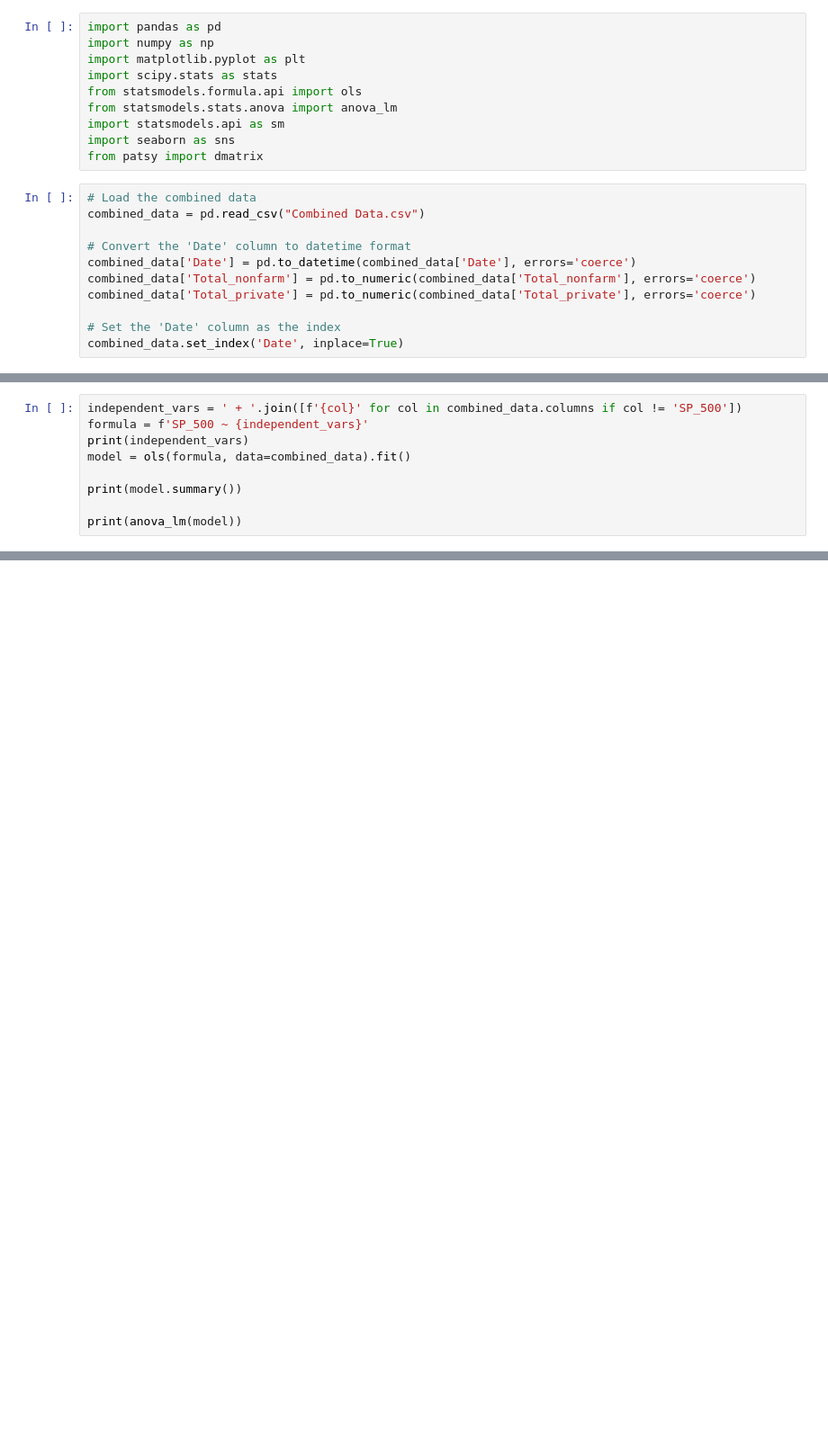
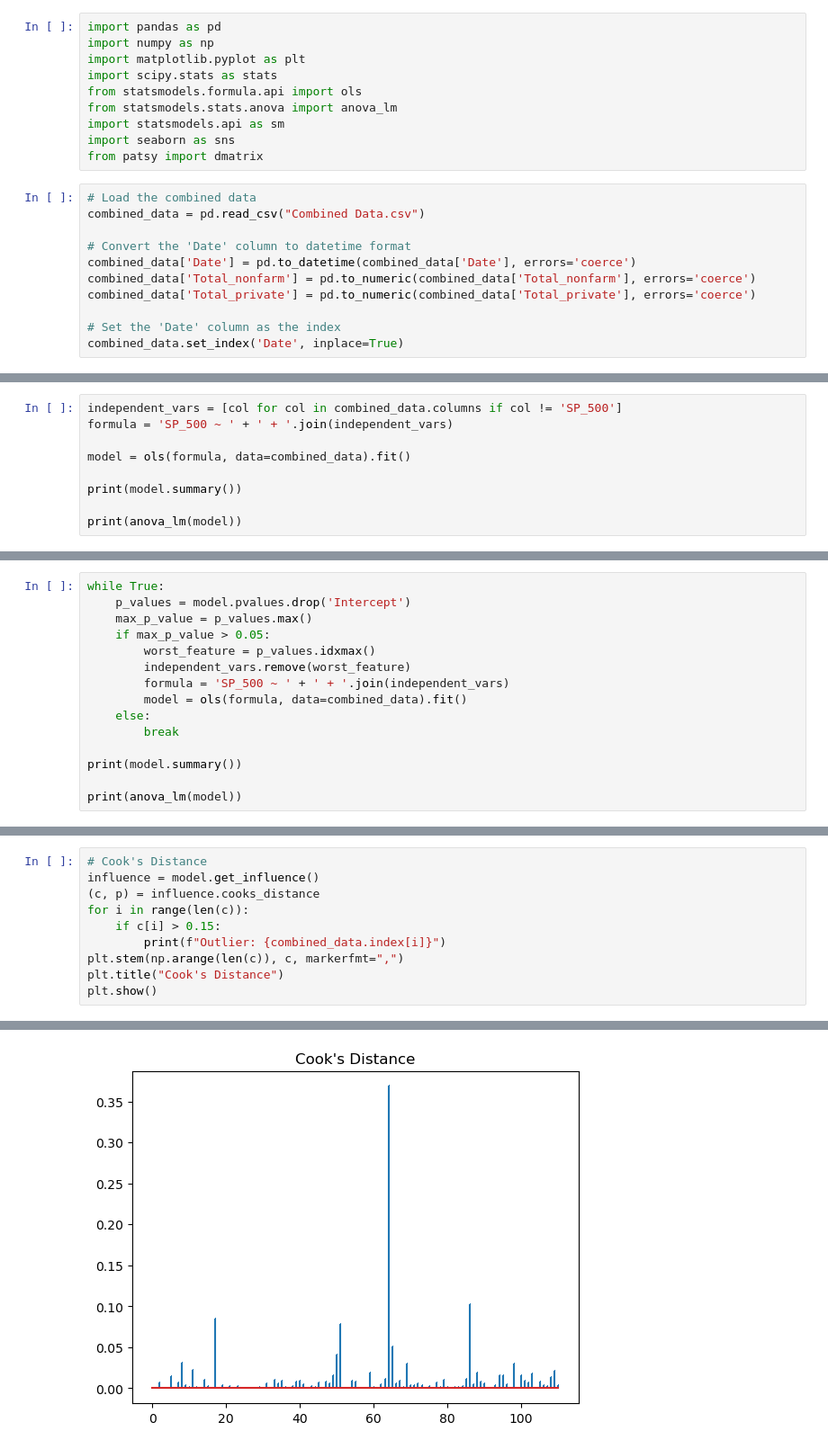
Before and after one commit to DaBelenlearner/Regression_Project, a Jupyter notebook: MLR.ipynb, the cells around one changed output, grey strips where cells are left out. Shown at 90% size. Cells and saved outputs as stored; diff of their text form; blank space fills up the shorter version.

```diff
--- a/MLR.ipynb
+++ b/MLR.ipynb
@@ -29,7 +29,7 @@ plt.show()
 # %%
-independent_vars = ' + '.join([f'{col}' for col in combined_data.columns if col != 'SP_500'])
-formula = f'SP_500 ~ {independent_vars}'
-print(independent_vars)
+independent_vars = [col for col in combined_data.columns if col != 'SP_500']
+formula = 'SP_500 ~ ' + ' + '.join(independent_vars)
+
 model = ols(formula, data=combined_data).fit()
 
 print(model.summary())
@@ -55,0 +58,15 @@ Residual                 89.0  0.028810  0.000324         NaN           NaN
+# %%
+while True:
+    p_values = model.pvalues.drop('Intercept')
+    max_p_value = p_values.max()
+    if max_p_value > 0.05:
+        worst_feature = p_values.idxmax()
+        independent_vars.remove(worst_feature)
+        formula = 'SP_500 ~ ' + ' + '.join(independent_vars)
+        model = ols(formula, data=combined_data).fit()
+    else:
+        break
+
+print(model.summary())
+
+print(anova_lm(model))
@@ -55,0 +115,11 @@ Residual                 89.0  0.028810  0.000324         NaN           NaN
+# %%
+# Cook's Distance
+influence = model.get_influence()
+(c, p) = influence.cooks_distance
+for i in range(len(c)):
+    if c[i] > 0.15:
+        print(f"Outlier: {combined_data.index[i]}")
+plt.stem(np.arange(len(c)), c, markerfmt=",")
+plt.title("Cook's Distance")
+plt.show()
+# %% [output]
@@ -55,0 +127 @@ Residual                 89.0  0.028810  0.000324         NaN           NaN
+[figure, added]
```
Also changed, not shown: parts of 13 cells of this notebook.
